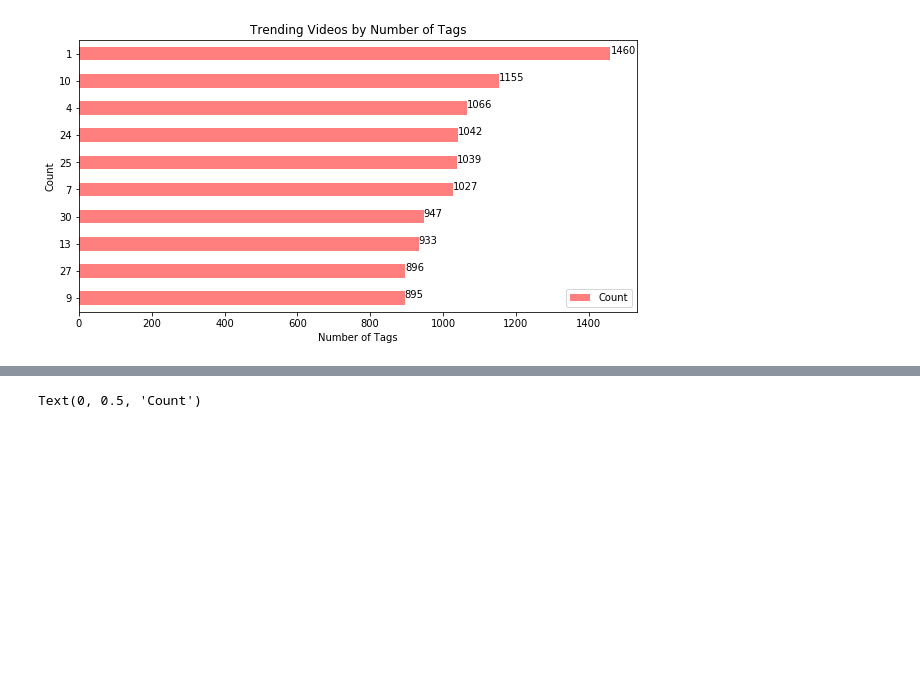
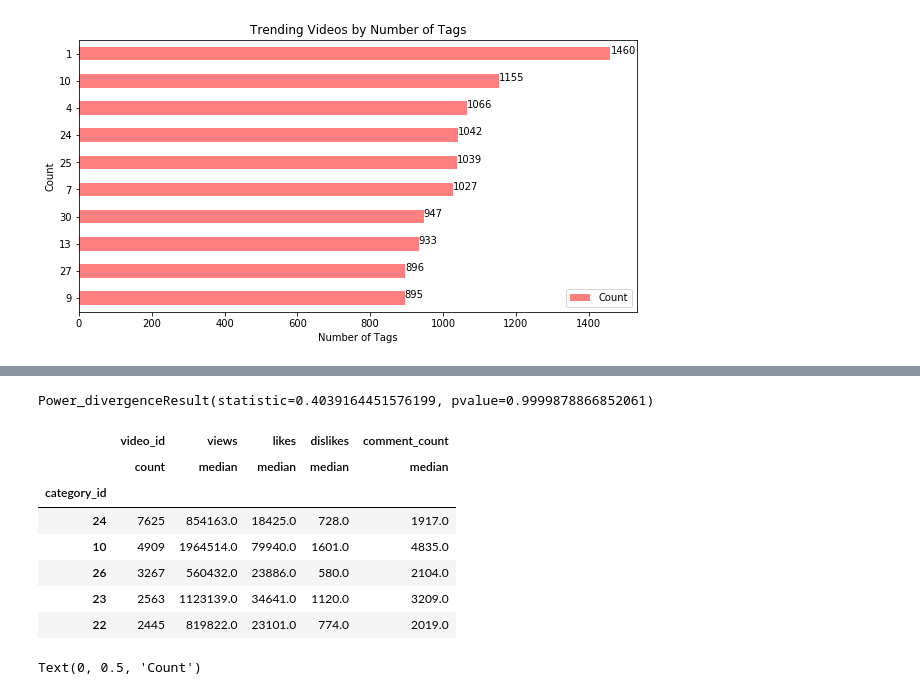
Before and after one commit to hannah8075/youtube-analysis, a Jupyter notebook: youtube-data-analysis.ipynb, the cells around one changed output, grey strips where cells are left out. Saved outputs shown, nothing was run; the diff lists cells and outputs as text; code cells hidden in the pictures; blank space fills up the shorter version.

```diff
--- a/youtube-data-analysis.ipynb
+++ b/youtube-data-analysis.ipynb
@@ -172,3 +260,30 @@ sorted_category.head()
+# %%
+#DF: 10-1 = 9
+critical_value = stats.chi2.ppf(q = 0.95, df = 9)
+#critical_value = 16.92
+
+stats.chisquare(chi_top10cat['category_counts'], chi_top10cat['expected'])
+#Since the chi square value of 0.40 does not exceed the critical value, we conclude that the results are not statistically significant.
+# %% [output]
+Power_divergenceResult(statistic=0.4039164451576199, pvalue=0.9999878866852061)
+# %%
+vid_by_cat = youtube_2018.groupby("category_id").agg({"video_id": ['count'],
+                                                             "views": ['median'],
+                                                             "likes": ['median'],
+                                                             "dislikes": ['median'],
+                                                             "comment_count": ['median']})
+
+vid_by_cat = vid_by_cat.sort_values(by=[('video_id','count')], ascending=False)
+vid_by_cat.head()
+# %% [output]
+|  | video_id | views | likes | dislikes | comment_count |
+|  | count | median | median | median | median |
+| category_id |  |  |  |  |  |
+| 24 | 7625 | 854163.0 | 18425.0 | 728.0 | 1917.0 |
+| 10 | 4909 | 1964514.0 | 79940.0 | 1601.0 | 4835.0 |
+| 26 | 3267 | 560432.0 | 23886.0 | 580.0 | 2104.0 |
+| 23 | 2563 | 1123139.0 | 34641.0 | 1120.0 | 3209.0 |
+| 22 | 2445 | 819822.0 | 23101.0 | 774.0 | 2019.0 |
 # %%
 x = sorted_category["category"]
 y = sorted_category["category_counts"]
```
Also changed, not shown: parts of 10 cells of this notebook, 1 other file.
